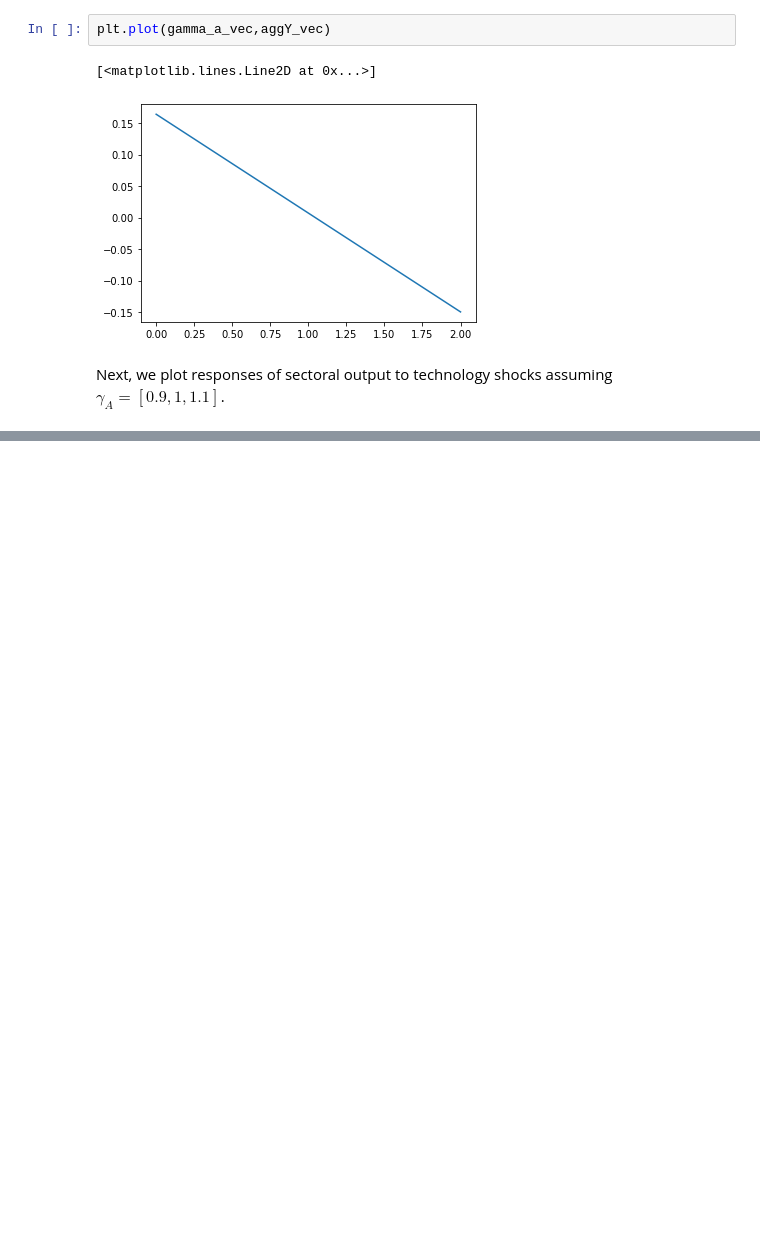
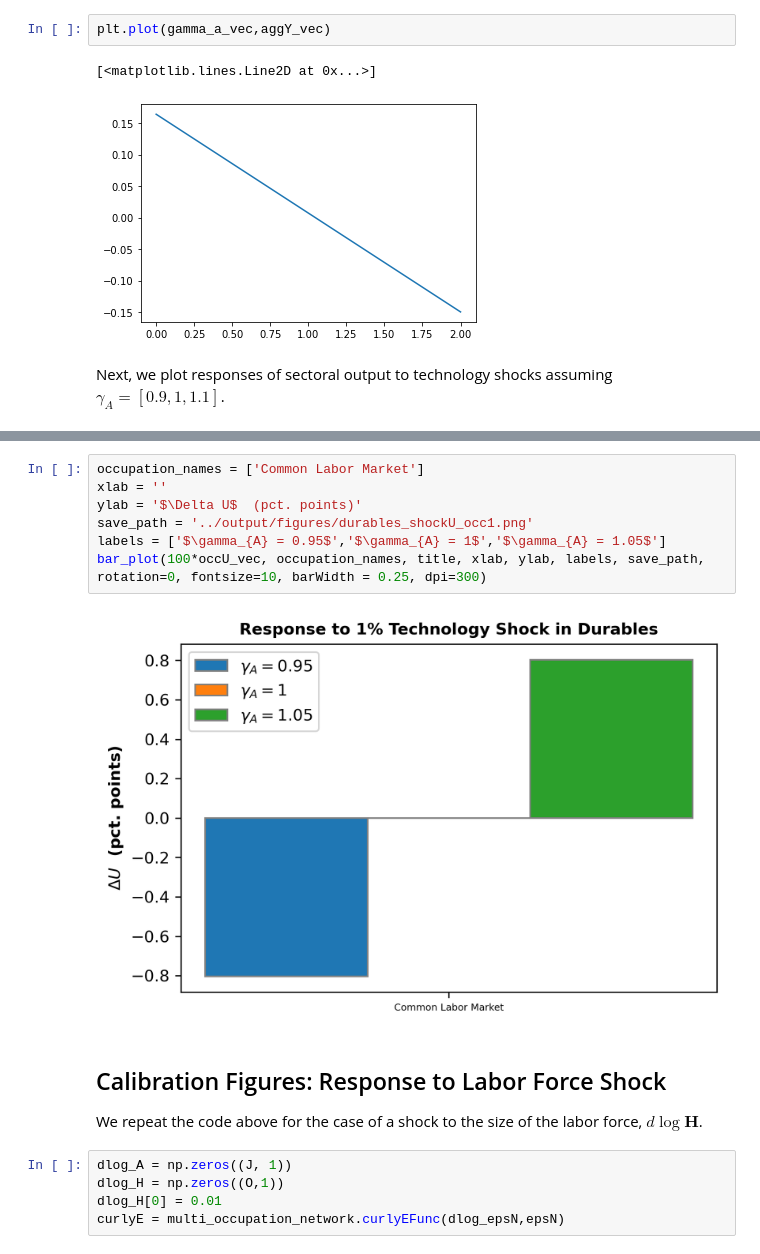
Before and after one commit to hs97/UnemploymentNetwork, a Jupyter notebook: new_code/calib1_single_occupation.ipynb, the cells around one changed output, grey strips where cells are left out. Cells and saved outputs as stored; diff of their text form; blank space fills up the shorter version.

```diff
--- a/new_code/calib1_single_occupation.ipynb
+++ b/new_code/calib1_single_occupation.ipynb
@@ -201,0 +205,17 @@ bar_plot(100*sectorT_vec, sector_names[:-1], title, xlab, ylab, labels, save_pat
+# %%
+occupation_names = ['Common Labor Market']
+xlab = ''
+ylab = '$\Delta U$  (pct. points)'
+save_path = '../output/figures/durables_shockU_occ1.png'
+labels = ['$\gamma_{A} = 0.95$','$\gamma_{A} = 1$','$\gamma_{A} = 1.05$']
+bar_plot(100*occU_vec, occupation_names, title, xlab, ylab, labels, save_path, rotation=0, fontsize=10, barWidth = 0.25, dpi=300)
+# %% [output]
+[figure, added]
+# %% [markdown]
+## Calibration Figures: Response to Labor Force Shock
+We repeat the code above for the case of a shock to the size of the labor force, $d\log\bm{H}$.
+# %%
+dlog_A = np.zeros((J, 1))
+dlog_H = np.zeros((O,1))
+dlog_H[0] = 0.01
+curlyE = multi_occupation_network.curlyEFunc(dlog_epsN,epsN)
```
Also changed, not shown: parts of 7 cells of this notebook, 16 other files.
